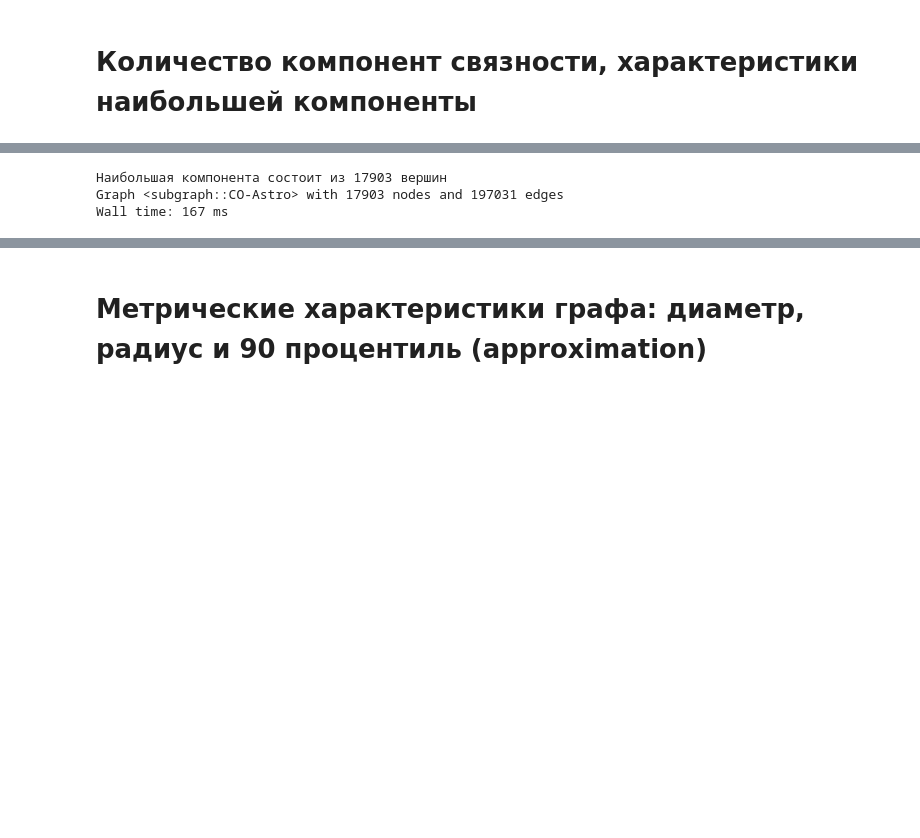
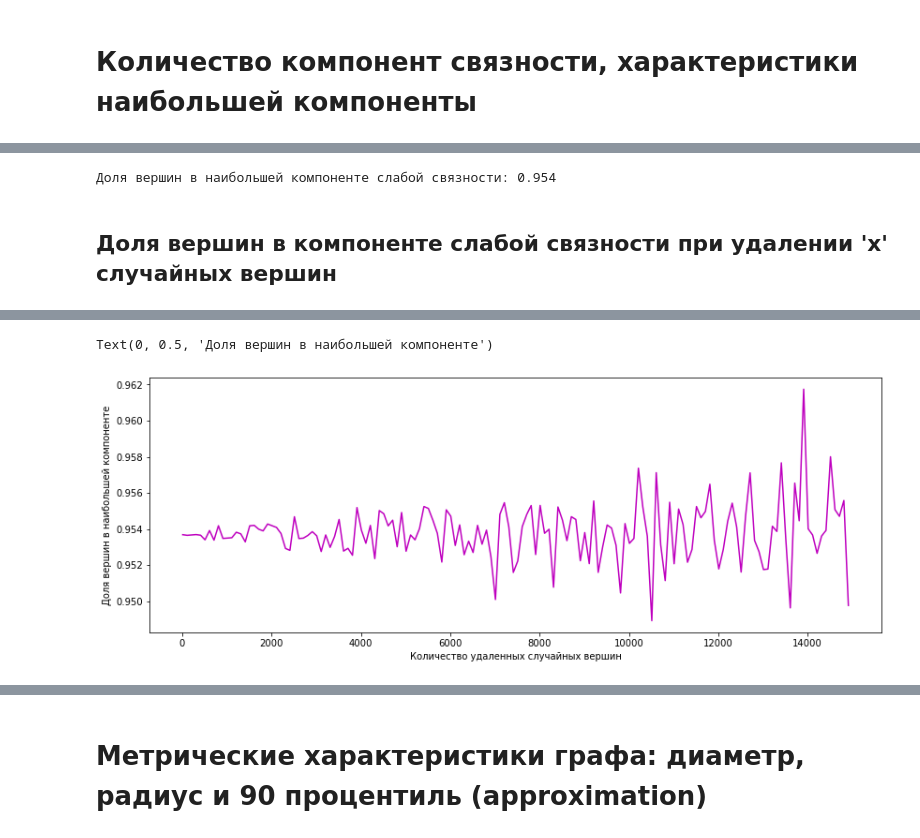
Before and after one commit to AnatolyAdamovich/graph-analysis, a Jupyter notebook: CO-Astro.ipynb, the cells around one changed output, grey strips where cells are left out. Cells and saved outputs as stored; diff of their text form; code cells hidden in the pictures; blank space fills up the shorter version.

Commit message:
analyzing how change the largest component after removing some nodes

```diff
--- a/CO-Astro.ipynb
+++ b/CO-Astro.ipynb
@@ -26,13 +39,32 @@ Wall time: 546 ms
 # %%
-%%time
-
-number, largest_index, components = DFS_with_cc(G, largest=True)
-largest_component = G.subgraph(nodes=components[largest_index])
-largest_component._name = 'the largest component::CO-Astro'
-print(largest_component)
-
-print(f'Доля вершин в наибольшей компоненте: {round(largest_component.nodes_count / G.nodes_count, 3)}')
+nodes_in_largest_component = largest_component.nodes
+print(f'Доля вершин в наибольшей компоненте слабой связности: {round(largest_component.nodes_count / G.nodes_count, 3)}')
 # %% [output]
-Наибольшая компонента состоит из 17903 вершин
-Graph <subgraph::CO-Astro> with 17903 nodes and 197031 edges
-Wall time: 167 ms
+Доля вершин в наибольшей компоненте слабой связности: 0.954
+# %% [markdown]
+## Доля вершин в компоненте слабой связности при удалении 'x' случайных вершин
+# %%
+%%time
+
+number_of_removing = np.arange(10, 15000, 100)
+props = []
+for n in number_of_removing:
+    removing_nodes = G.selection(x=n,
+                                 most_degree=False)
+    tmp_set = nodes_in_largest_component - removing_nodes
+    proportion = len(tmp_set) / (G.nodes_count-n)
+    props.append(proportion)
+
+#     print(f'После удаления {n} случайных вершин:')
+#     print(f'--- осталось {len(tmp_set)} вершин')
+#     print(f'--- доля {round(proportion, 5)}')
+#     print()
+    ## спросить: мы считаем долю в модифицированном графе? То есть в том графе, из которого удалили вершины?
+    ## или же нужно считать долю в исходном графе?
+
+
+plt.figure(figsize=(14, 5))
+plt.plot(number_of_removing, props, 'm')
+plt.xlabel('Количество удаленных случайных вершин')
+plt.ylabel('Доля вершин в наибольшей компоненте')
+# %% [output]
@@ -38,0 +72,2 @@ Wall time: 167 ms
+Text(0, 0.5, 'Доля вершин в наибольшей компоненте')
+[figure, added]
```
Also changed, not shown: parts of 13 cells of this notebook, 1 other file.
